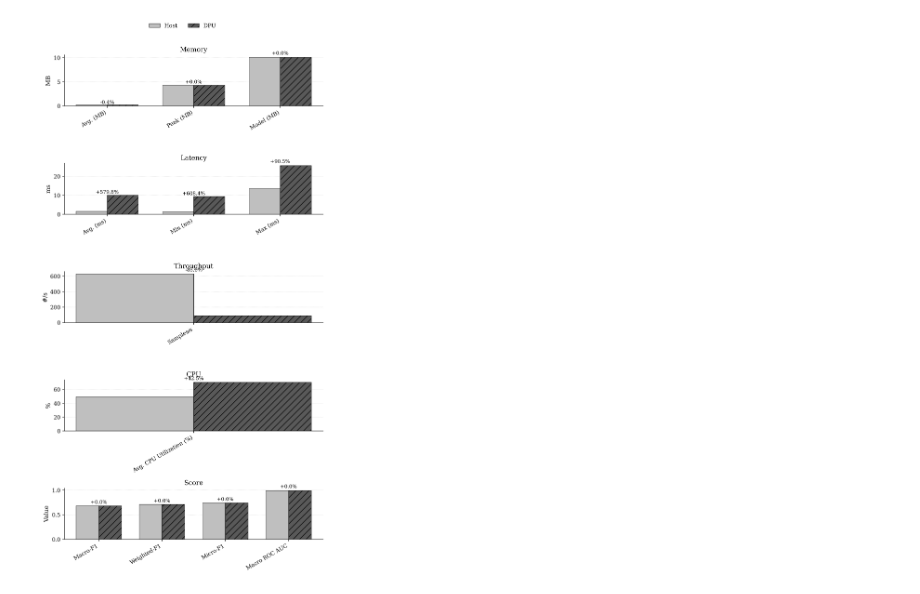
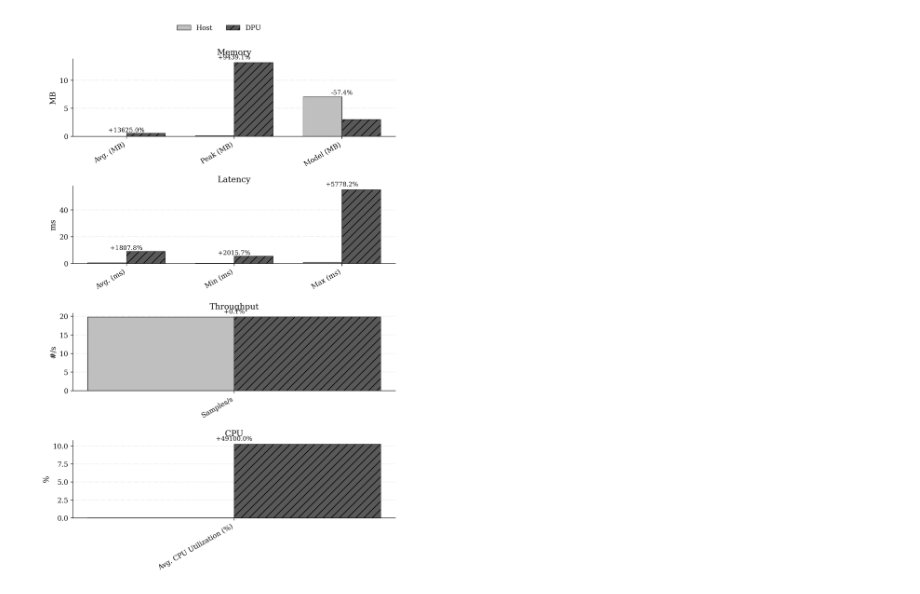
Before and after one commit to FornesJ/Network-Packet-ML-Model, a Jupyter notebook: benchmark/test_plot.ipynb, the cells around one changed output. Saved outputs shown, nothing was run; the diff lists cells and outputs as text; code cells hidden in the pictures.

Commit message:
split model bench plots

```diff
--- a/benchmark/test_plot.ipynb
+++ b/benchmark/test_plot.ipynb
@@ -10,13 +10,13 @@ conf = Config()
 params = {
     "quant": False,
     "prune": False,
-    "model": "light_cnn_4",
+    "model": "split_cnn_0",
     "full": "large_model",
     "pq": "pruned_quantized_model",
     "comp": "compressed_model",
     "split": "split_model"
 }
-type_ = params["comp"]
+type_ = params["split"]
 
 named_comp = ""
 
@@ -32,6 +32,6 @@ dpu_csv = os.path.join(conf.benchmark_dpu, type_, named_comp + params["model"] +
 host_csv = os.path.join(conf.benchmark_host, type_, named_comp + params["model"] + ".csv")
 plot_path = os.path.join(conf.plot, "benchmark", named_comp + params["model"] + ".png")
 # %%
-plot_benchmark(dpu_csv, host_csv, plot_path)
+plot_benchmark(dpu_csv, host_csv, plot_path, split=True)
 # %% [output]
-[figure, old version]
+[figure, new version]
```
Also changed, not shown: 17 other files.
